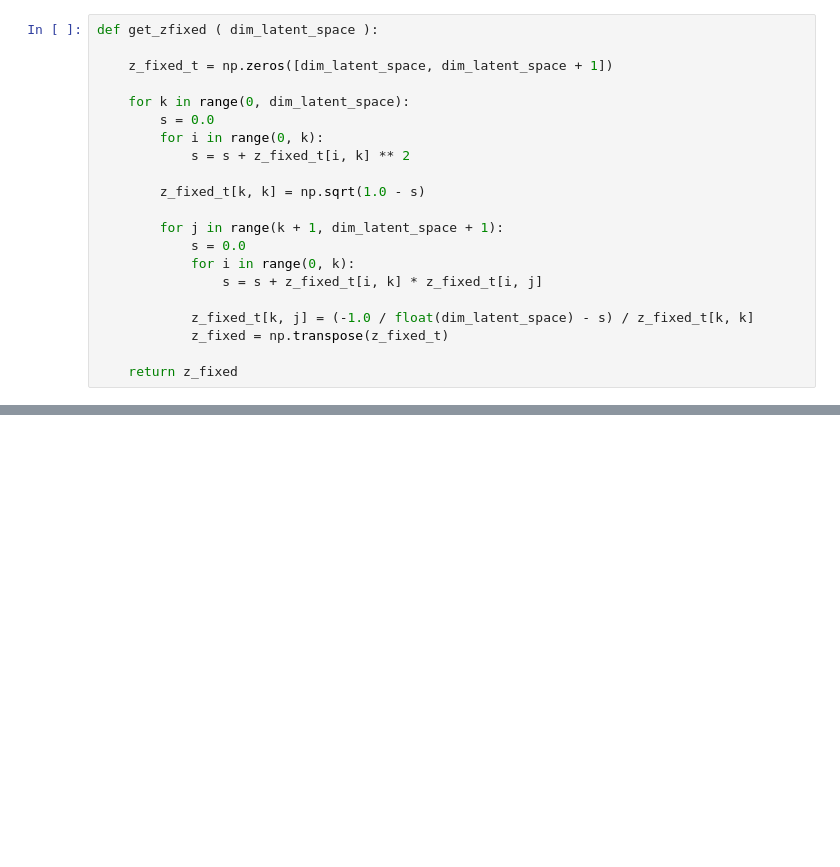
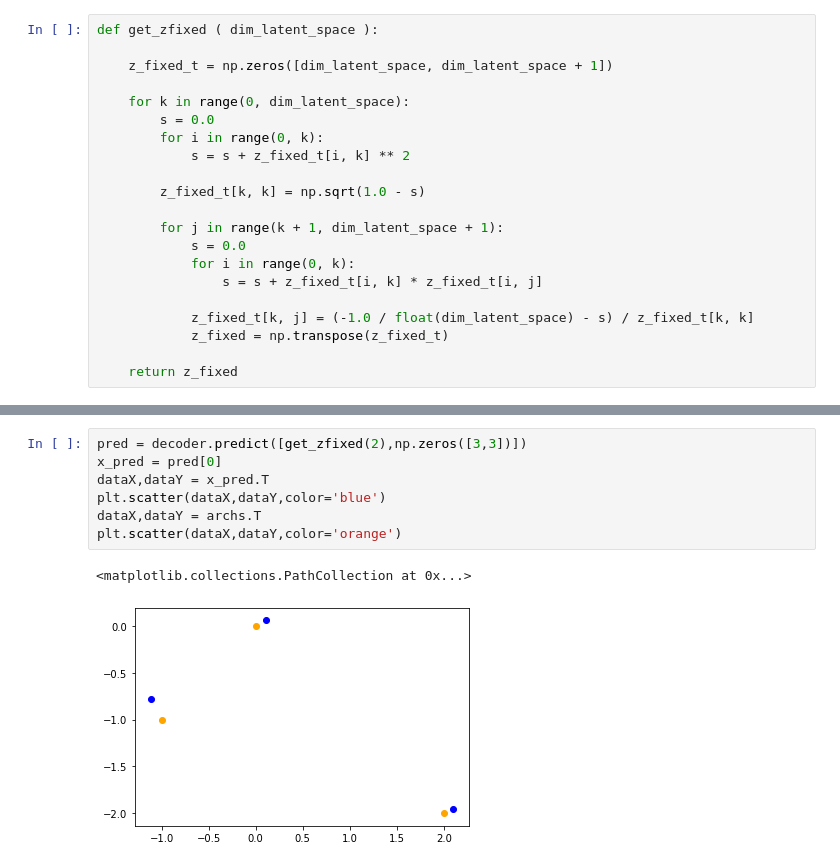
Before and after one commit to luigisbailo/archetype-nets, a Jupyter notebook: archetypes.ipynb, the cells around one changed output, grey strips where cells are left out. Saved outputs shown, nothing was run; the diff lists cells and outputs as text; blank space fills up the shorter version.

```diff
--- a/archetypes.ipynb
+++ b/archetypes.ipynb
@@ -195,0 +201,10 @@ plt.scatter(dataX,dataY)
+# %%
+pred = decoder.predict([get_zfixed(2),np.zeros([3,3])])
+x_pred = pred[0]
+dataX,dataY = x_pred.T
+plt.scatter(dataX,dataY,color='blue')
+dataX,dataY = archs.T
+plt.scatter(dataX,dataY,color='orange')
+# %% [output]
+<matplotlib.collections.PathCollection at 0x...>
+[figure, added]
```
Also changed, not shown: parts of 9 cells of this notebook.
